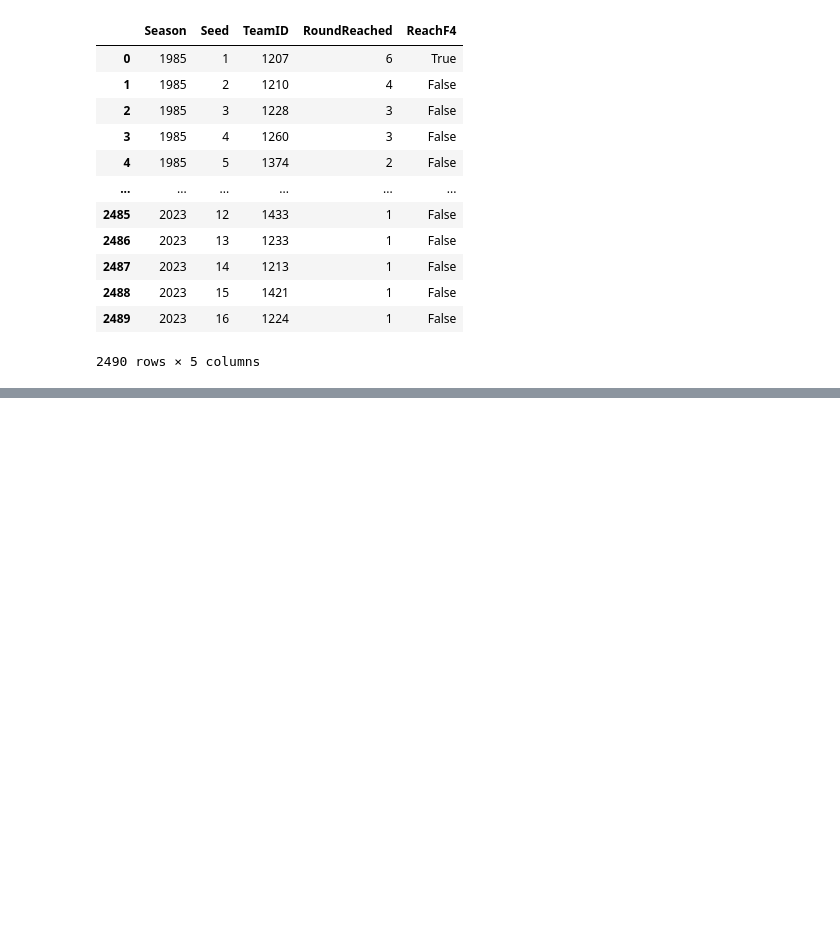
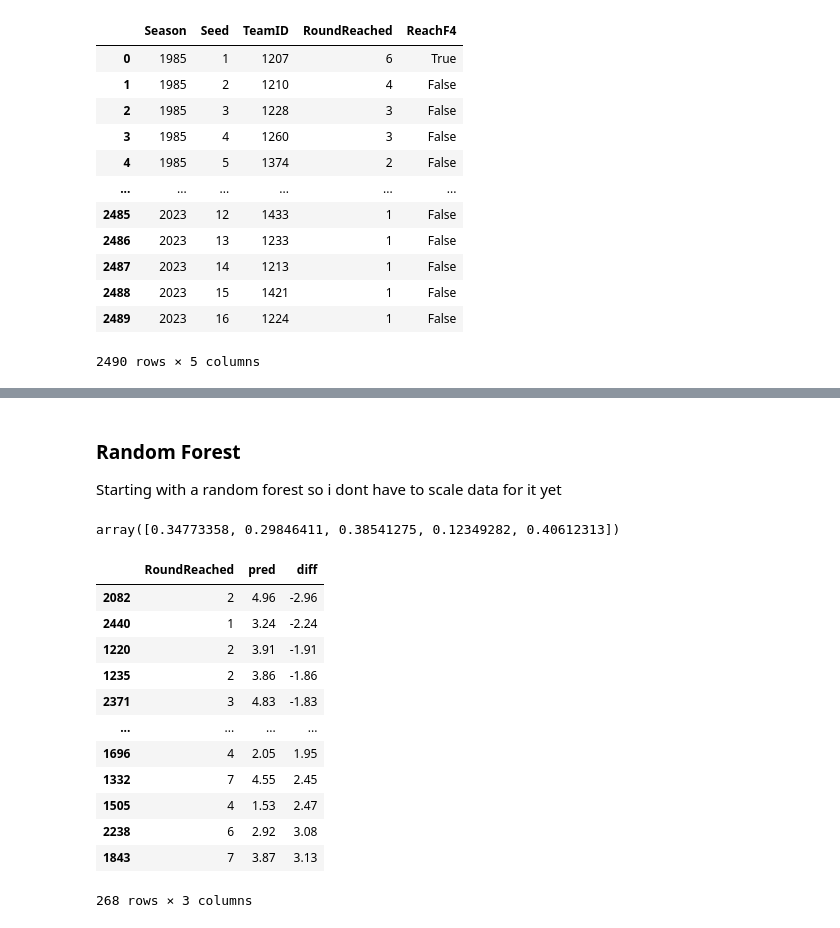
Before and after one commit to nickvandaelen/MMML, a Jupyter notebook: Modelling 1.ipynb, the cells around one changed output, grey strips where cells are left out. Saved outputs shown, nothing was run; the diff lists cells and outputs as text; code cells hidden in the pictures; blank space fills up the shorter version.

```diff
--- a/Untitled.ipynb
+++ b/Modelling 1.ipynb
@@ -159,0 +206,11 @@ MTourneySeeds
+# %%
+MX = MensData.drop(columns = ['TeamID', 'RoundReached', 'ReachF4'])
+My = MensData['RoundReached']
+
+MX_train, MX_test, My_train, My_test = train_test_split(MX, My, test_size=0.2, random_state=123)
+
+# Print the shapes of the train and test sets
+print("Shape of X_train:", MX_train.shape)
+print("Shape of X_test:", MX_test.shape)
+print("Shape of y_train:", My_train.shape)
+print("Shape of y_test:", My_test.shape)
@@ -159,0 +234,4 @@ MTourneySeeds
+# %% [markdown]
+### Random Forest
+
+Starting with a random forest so i dont have to scale data for it yet
@@ -159,0 +268,4 @@ MTourneySeeds
+# %%
+scores
+# %% [output]
+array([0.34773358, 0.29846411, 0.38541275, 0.12349282, 0.40612313])
@@ -159,0 +276,19 @@ MTourneySeeds
+# %%
+mpreds = pd.DataFrame(My_test)
+mpreds['pred'] = y_pred
+mpreds['diff'] = mpreds['RoundReached']-mpreds['pred']
+mpreds.sort_values('diff')
+# %% [output]
+|  | RoundReached | pred | diff |
+| 2082 | 2 | 4.96 | -2.96 |
+| 2440 | 1 | 3.24 | -2.24 |
+| 1220 | 2 | 3.91 | -1.91 |
+| 1235 | 2 | 3.86 | -1.86 |
+| 2371 | 3 | 4.83 | -1.83 |
+| ... | ... | ... | ... |
+| 1696 | 4 | 2.05 | 1.95 |
+| 1332 | 7 | 4.55 | 2.45 |
+| 1505 | 4 | 1.53 | 2.47 |
+| 2238 | 6 | 2.92 | 3.08 |
+| 1843 | 7 | 3.87 | 3.13 |
+268 rows × 3 columns
```
Also changed, not shown: parts of 18 cells of this notebook.
